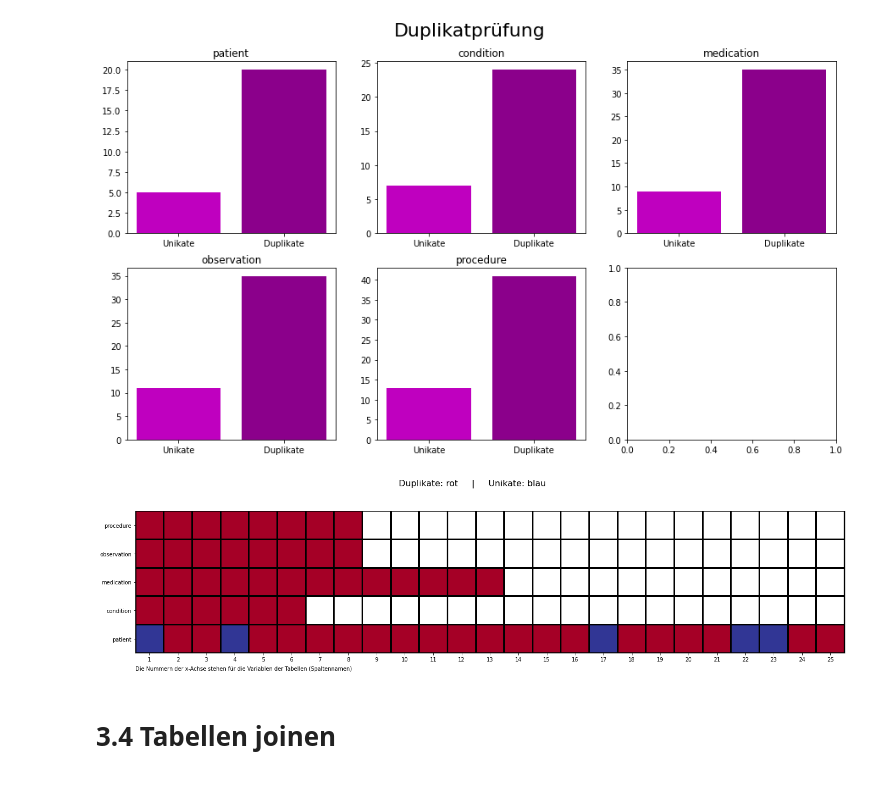
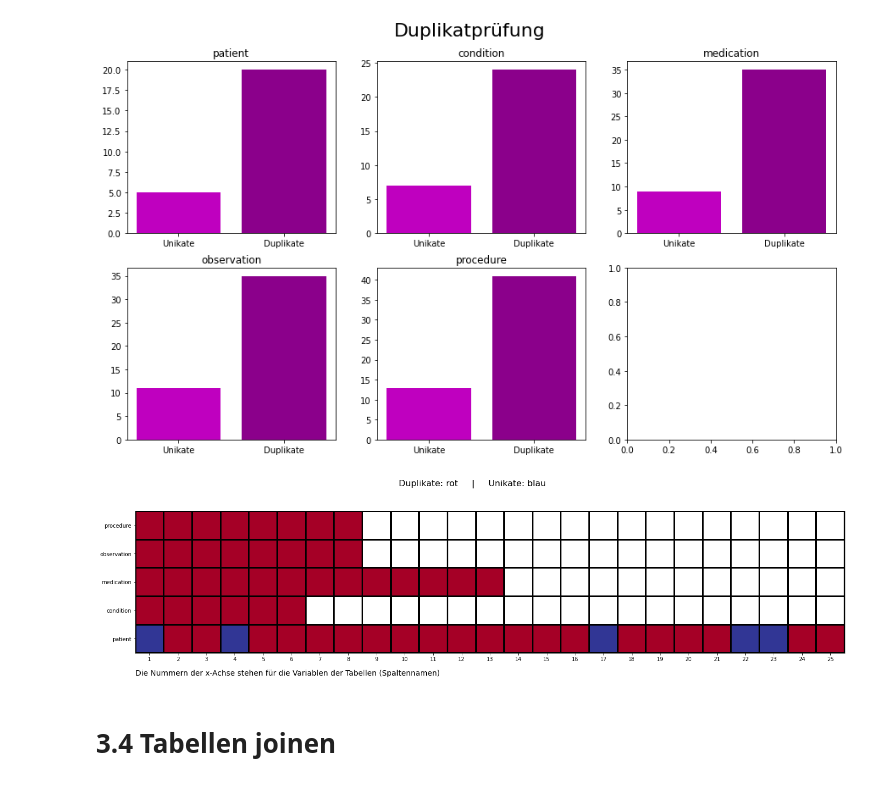
Before and after one commit to Fuenfgeld/DMA2022DataProjectB, a Jupyter notebook: Datenpruefung/Datenpruefung_neu.ipynb, the cells around one changed output. Drawn from its saved outputs; the diff is of its cells as text; code cells hidden in the pictures.

```diff
--- a/Datenpruefung/Datenpruefung_neu.ipynb
+++ b/Datenpruefung/Datenpruefung_neu.ipynb
@@ -206,38 +206,37 @@ axa =  pd.DataFrame(data=(p_l,c_l,m_l,o_l,pr_l))
 #axa.head()
 axa = axa.astype('float')
 #axa.dtypes
 
 plt.rcParams["figure.figsize"] = [19.50, 5.50]
 plt.rcParams["figure.autolayout"] = True
 
 data = axa
 fig = plt.figure()
 ax = fig.add_subplot(111)
-ax.pcolormesh(data, cmap='RdYlBu_r', edgecolors='k', linewidth=2) #imshow(data, aspect='auto', cmap='RdYlBu_r', interpolation='nearest')
+ax.pcolormesh(data, cmap='RdYlBu_r', edgecolors='k', linewidth=2)
 
 
-#ax.grid(color='w', linewidth=2)
 ax = plt.gca()
 ax.set_aspect('equal')
 
 
 fig.suptitle('Duplikate: rot     |     Unikate: blau', fontsize=16)
-x_label_list = list(range(1,26,1)) #['red: True', 'blue: false']
+x_label_list = list(range(1,26,1))
 y_label_list = ['patient', 'condition', 'medication', 'observation', 'procedure']
 
 Liste = list(range(0,25,1))
 Fließ = [float(x)+0.5 for x in Liste]
 ax.set_xticks(Fließ)
 ax.set_yticks([0.5, 1.5, 2.5, 3.5, 4.5])
 
 ax.set_xticklabels(x_label_list)
 ax.set_yticklabels(y_label_list)
 
-plt.text(0, -0.6, "Die Nummern der x-Achse stehen für die Variablen der Tabellen (Spaltennamen)")
+plt.text(0, -0.8, "Die Nummern der x-Achse stehen für die Variablen der Tabellen (Spaltennamen)", fontsize=14)
 
 plt.show()
 # %% [output]
-[figure, old version]
+[figure, new version]
 # %% [markdown]
 # 3.4 Tabellen joinen
 # %%
```
